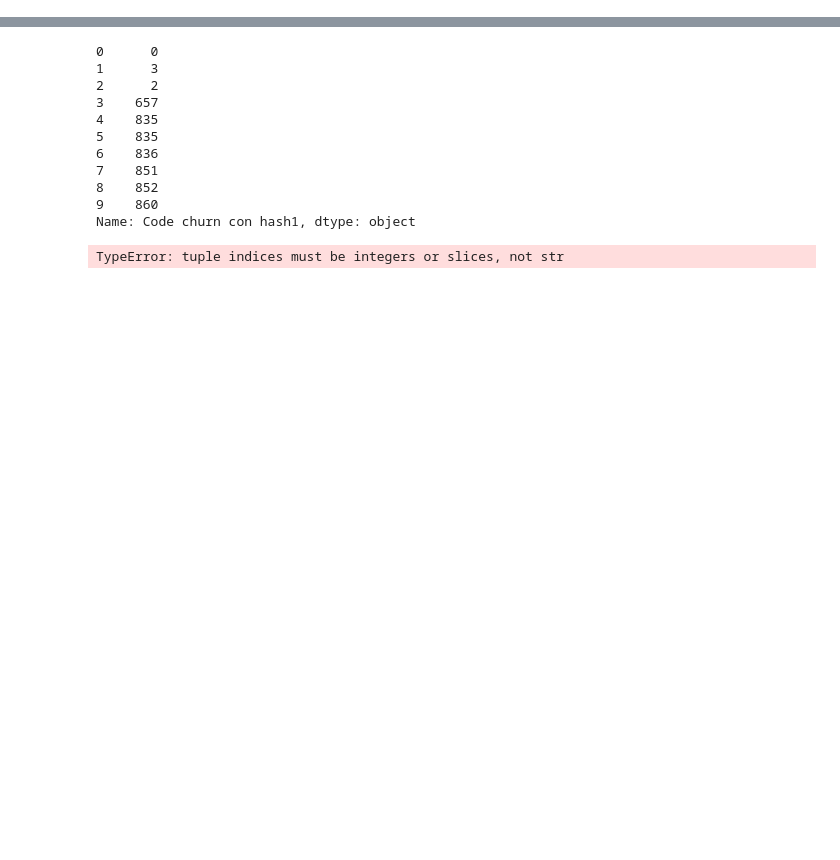
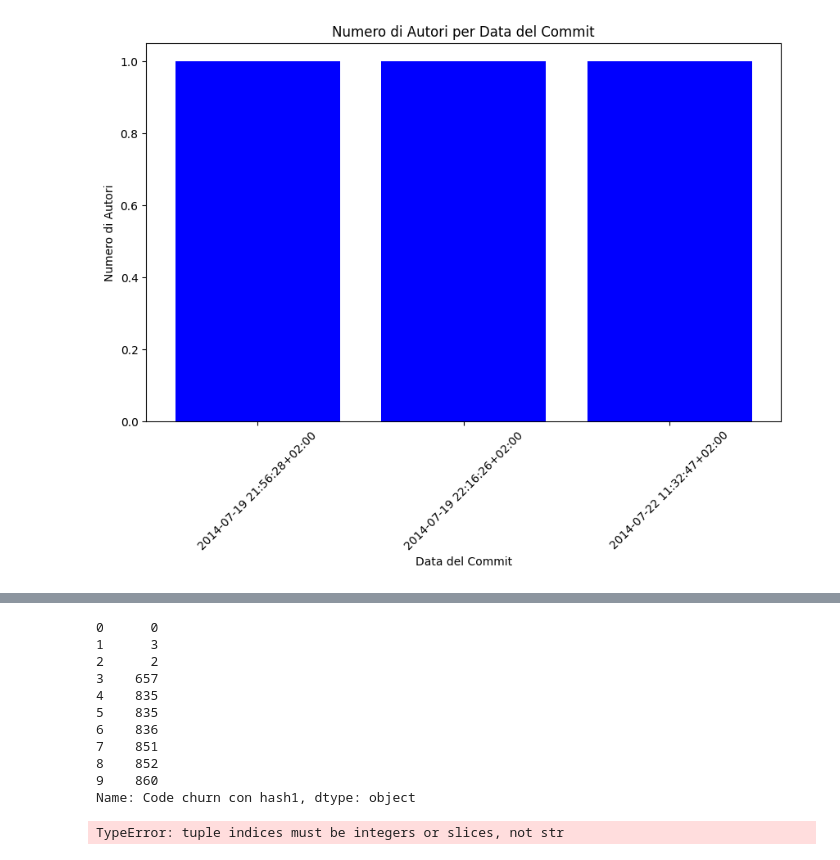
Before and after one commit to CostaMart/ing-soft2, a Jupyter notebook: provepm.ipynb, the cells around one changed output, grey strips where cells are left out. Cells and saved outputs as stored; diff of their text form; code cells hidden in the pictures; blank space fills up the shorter version.

```diff
--- a/provepm.ipynb
+++ b/provepm.ipynb
@@ -40,0 +26,5 @@ result
+# %%
+plotA = co.authors(result)
+plotA.show()
+# %% [output]
+[figure, added]
```
Also changed, not shown: parts of 12 cells of this notebook, 2 other files.
